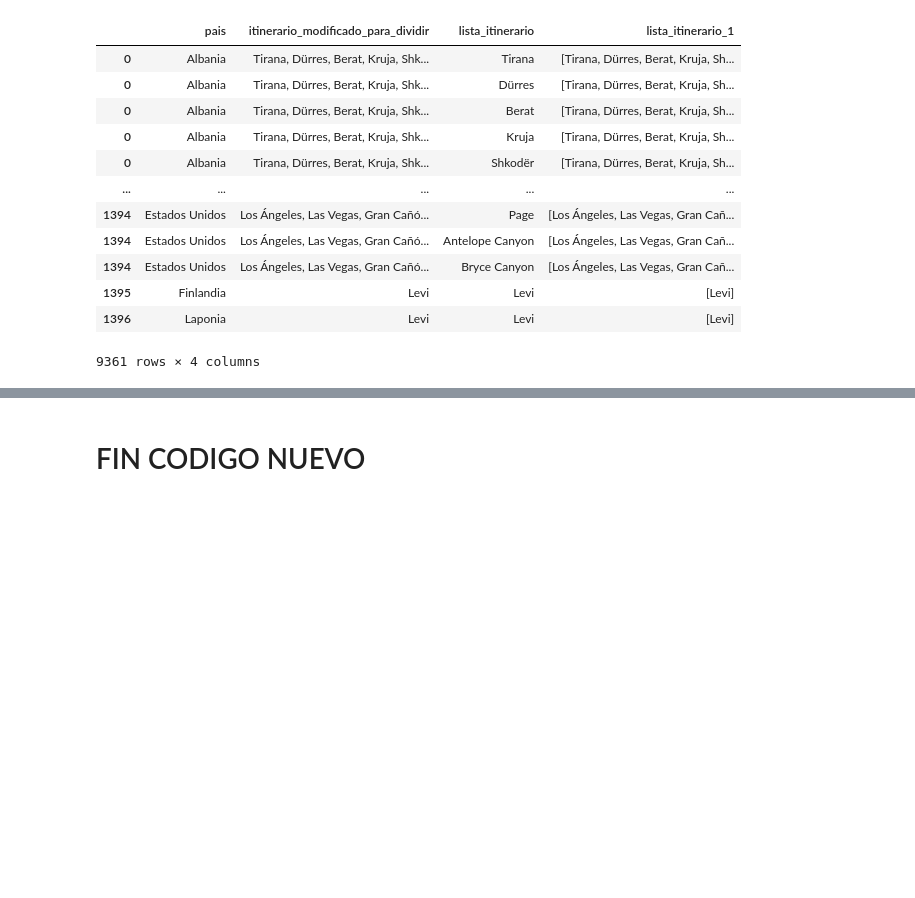
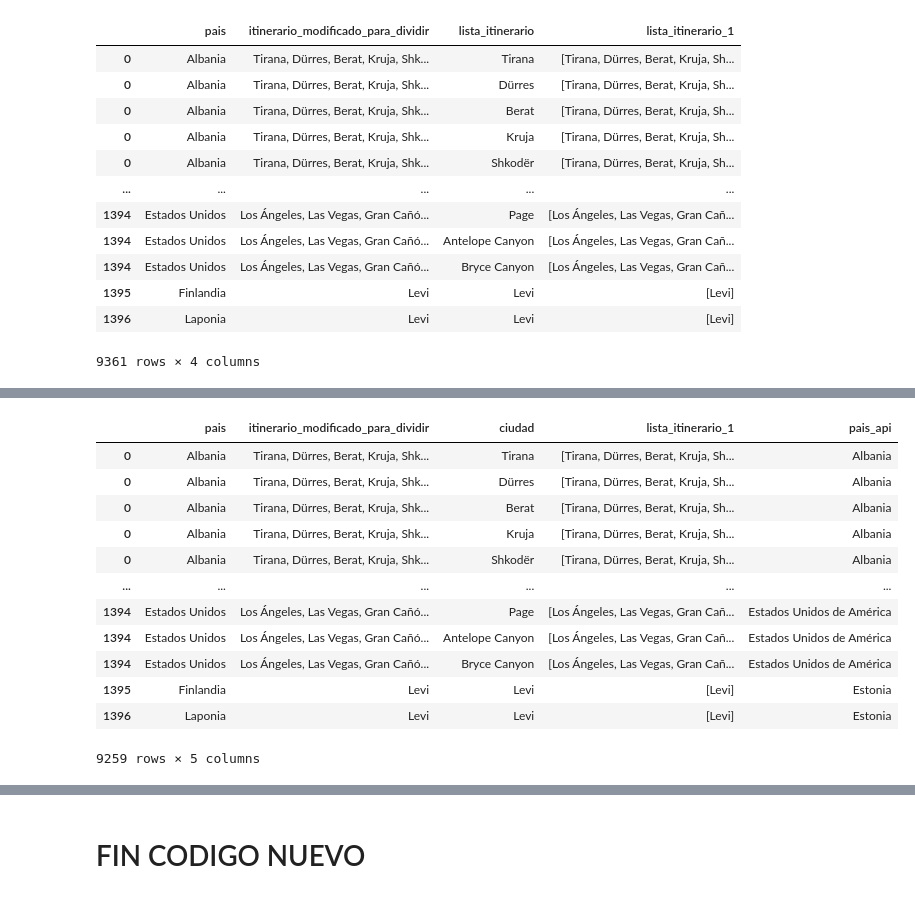
Before and after one commit to VanesaFloresRivera/Proyecto-Final, a Jupyter notebook: notebooks/transformación.ipynb, the cells around one changed output, grey strips where cells are left out. Saved outputs shown, nothing was run; the diff lists cells and outputs as text; code cells hidden in the pictures; blank space fills up the shorter version.

```diff
--- a/notebooks/transformación.ipynb
+++ b/notebooks/transformación.ipynb
@@ -613,3 +614,6 @@ df_itinerarios_ciudades
 | 1395 | Finlandia | Levi | Levi | [Levi] |
 | 1396 | Laponia | Levi | Levi | [Levi] |
 9361 rows × 4 columns
+# %%
+df_itinerarios_ciudades=df_itinerarios_ciudades.rename(columns={'lista_itinerario':'ciudad'})
+df_itinerarios_ciudades
@@ -616,2 +634,2 @@ df_itinerarios_ciudades
 # %%
-df_itinerarios_ciudades[df_itinerarios_ciudades.lista_itinerario == '']
+indices_sin_ciudades = df_itinerarios_ciudades[df_itinerarios_ciudades.ciudad == ''].index
@@ -634,3 +636,6 @@ df_itinerarios_ciudades[df_itinerarios_ciudades.lista_itinerario == '']
+# %%
+#elimino los indices sin ciudad:
+df_itinerarios_ciudades= df_itinerarios_ciudades.drop(indices_sin_ciudades)
 # %%
 lista_ciudades_sin_paises_duplicados = []
 lista_ciudades_duplicadas=[]
@@ -751,0 +674,2 @@ df_paises_correctos_nuevo.to_pickle('../data/data_raw/geolocalizacion_api_1_ciud
+# %%
+df_itinerarios_ciudades['pais_api']=None
@@ -751,0 +678,16 @@ df_paises_correctos_nuevo.to_pickle('../data/data_raw/geolocalizacion_api_1_ciud
+# %%
+df_itinerarios_ciudades
+# %% [output]
+|  | pais | itinerario_modificado_para_dividir | ciudad | lista_itinerario_1 | pais_api |
+| 0 | Albania | Tirana, Dürres, Berat, Kruja, Shk... | Tirana | [Tirana, Dürres, Berat, Kruja, Sh... | Albania |
+| 0 | Albania | Tirana, Dürres, Berat, Kruja, Shk... | Dürres | [Tirana, Dürres, Berat, Kruja, Sh... | Albania |
+| 0 | Albania | Tirana, Dürres, Berat, Kruja, Shk... | Berat | [Tirana, Dürres, Berat, Kruja, Sh... | Albania |
+| 0 | Albania | Tirana, Dürres, Berat, Kruja, Shk... | Kruja | [Tirana, Dürres, Berat, Kruja, Sh... | Albania |
+| 0 | Albania | Tirana, Dürres, Berat, Kruja, Shk... | Shkodër | [Tirana, Dürres, Berat, Kruja, Sh... | Albania |
+| ... | ... | ... | ... | ... | ... |
+| 1394 | Estados Unidos | Los Ángeles, Las Vegas, Gran Cañó... | Page | [Los Ángeles, Las Vegas, Gran Cañ... | Estados Unidos de América |
+| 1394 | Estados Unidos | Los Ángeles, Las Vegas, Gran Cañó... | Antelope Canyon | [Los Ángeles, Las Vegas, Gran Cañ... | Estados Unidos de América |
+| 1394 | Estados Unidos | Los Ángeles, Las Vegas, Gran Cañó... | Bryce Canyon | [Los Ángeles, Las Vegas, Gran Cañ... | Estados Unidos de América |
+| 1395 | Finlandia | Levi | Levi | [Levi] | Estonia |
+| 1396 | Laponia | Levi | Levi | [Levi] | Estonia |
+9259 rows × 5 columns
```
Also changed, not shown: parts of 59 cells of this notebook, 8 other files.
